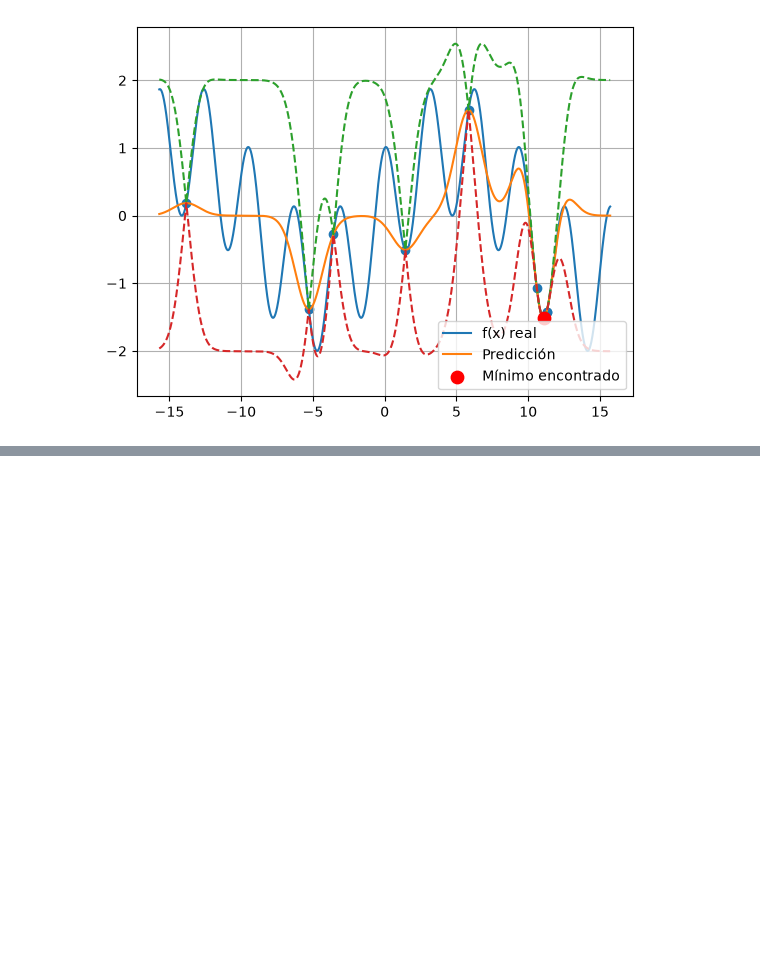
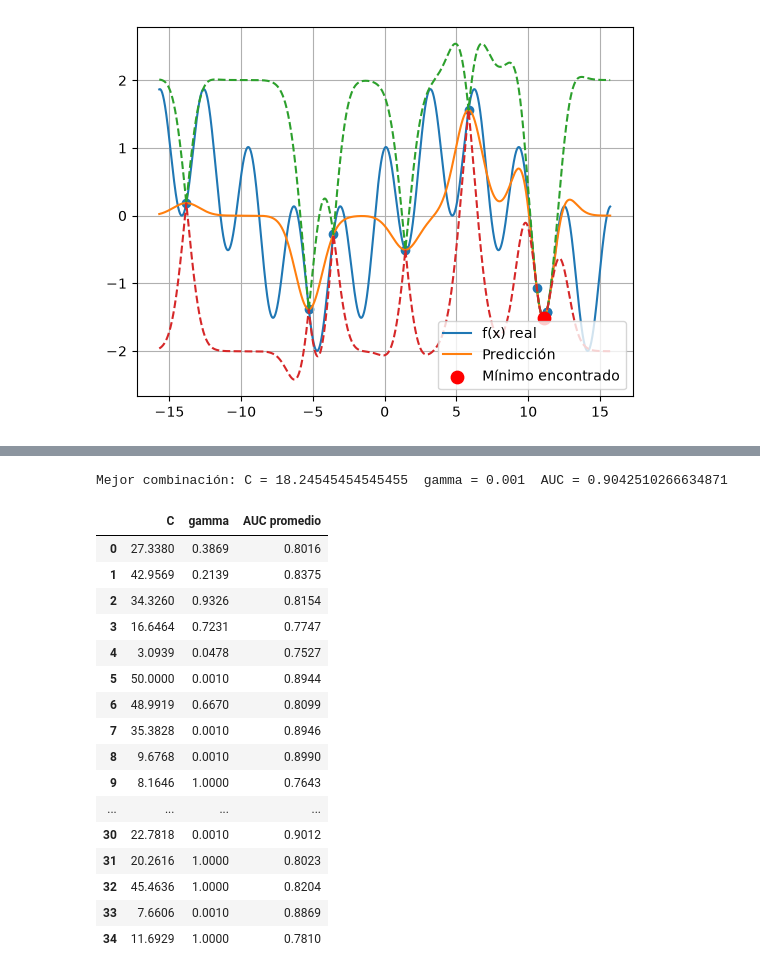
Before and after one commit to carlosnievess/LAB-DE-APRENDIZAJE-ESTAD-STICO, a Jupyter notebook: SEGUNDO PARCIAL/Optimización Bayesiana.ipynb, the cells around one changed output, grey strips where cells are left out. Saved outputs shown, nothing was run; the diff lists cells and outputs as text; code cells hidden in the pictures; blank space fills up the shorter version.

```diff
--- a/SEGUNDO PARCIAL/Optimización Bayesiana.ipynb
+++ b/SEGUNDO PARCIAL/Optimización Bayesiana.ipynb
@@ -346,0 +394,20 @@ You might also want to scale the data as shown in:
+# %%
+# Combinaciones posibles de C en [0.1, 50] y gamma en [0.001, 1]
+candidatos = []
+for c in np.linspace(0.1, 50, 100):
+    for g in np.linspace(0.001, 1, 100):
+        candidatos.append([c, g])
+H_new = np.array(candidatos)
+
+# 5 combinaciones iniciales al azar
+np.random.seed(67)
+C_ini = np.random.uniform(0.1, 50, 5)
+gamma_ini = np.random.uniform(0.001, 1, 5)
+
+# H es una lista de [C, gamma]
+H = []
+auc = []
+for i in range(5):
+    H.append([C_ini[i], gamma_ini[i]])
+    auc.append(objetivo(H[i]))
+    print(f"C = {H[i][0]:.4f}, gamma = {H[i][1]:.4f}, AUC = {auc[-1]:.4f}")
@@ -346,0 +420,13 @@ You might also want to scale the data as shown in:
+# %%
+# 30 iteraciones: ajustar el proceso gaussiano y pedir el siguiente punto
+for i in range(30):
+    gp = GaussianProcessRegressor(kernel=kernel, n_restarts_optimizer=10)
+    # np.array(H) convierte la lista en la matriz de C y gamma
+    gp.fit(np.array(H), auc)
+    y_pred, desv = gp.predict(H_new, return_std=True)
+
+    # El límite superior junta el máximo de la predicción con la incertidumbre
+    h_sig = H_new[np.argmax(y_pred + 2*desv)]
+    H.append([h_sig[0], h_sig[1]])
+    auc.append(objetivo(h_sig))
+    print(f"Iteración {i+1}: C = {h_sig[0]:.4f}, gamma = {h_sig[1]:.4f}, AUC = {auc[-1]:.4f}")
@@ -346,0 +451,25 @@ You might also want to scale the data as shown in:
+# %%
+resultados = pd.DataFrame(H, columns=["C", "gamma"])
+resultados["AUC promedio"] = auc
+
+print("Mejor combinación: C =", H[np.argmax(auc)][0], " gamma =", H[np.argmax(auc)][1], " AUC =", max(auc))
+resultados.round(4)
+# %% [output]
+Mejor combinación: C = 18.24545454545455  gamma = 0.001  AUC = 0.9042510266634871
+|  | C | gamma | AUC promedio |
+| 0 | 27.3380 | 0.3869 | 0.8016 |
+| 1 | 42.9569 | 0.2139 | 0.8375 |
+| 2 | 34.3260 | 0.9326 | 0.8154 |
+| 3 | 16.6464 | 0.7231 | 0.7747 |
+| 4 | 3.0939 | 0.0478 | 0.7527 |
+| 5 | 50.0000 | 0.0010 | 0.8944 |
+| 6 | 48.9919 | 0.6670 | 0.8099 |
+| 7 | 35.3828 | 0.0010 | 0.8946 |
+| 8 | 9.6768 | 0.0010 | 0.8990 |
+| 9 | 8.1646 | 1.0000 | 0.7643 |
+| ... | ... | ... | ... |
+| 30 | 22.7818 | 0.0010 | 0.9012 |
+| 31 | 20.2616 | 1.0000 | 0.8023 |
+| 32 | 45.4636 | 1.0000 | 0.8204 |
+| 33 | 7.6606 | 0.0010 | 0.8869 |
+| 34 | 11.6929 | 1.0000 | 0.7810 |
```
Also changed, not shown: parts of 7 cells of this notebook, 1 other file.
